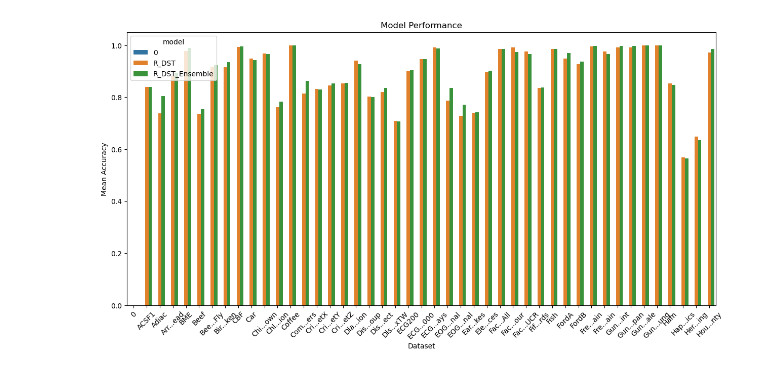
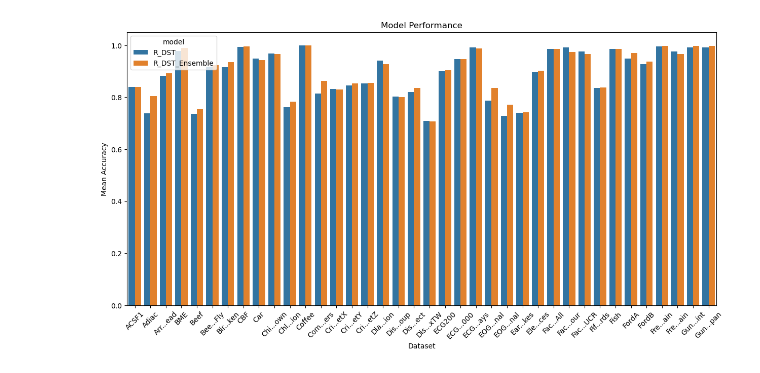
Before and after one commit to hawk2333/convst, a Jupyter notebook: PaperScripts/view.ipynb, the cells around one changed output. Saved outputs shown, nothing was run; the diff lists cells and outputs as text; code cells hidden in the pictures.

```diff
--- a/PaperScripts/view.ipynb
+++ b/PaperScripts/view.ipynb
@@ -1,26 +1,28 @@
 # %%
 import pandas as pd
 import seaborn as sns
 import matplotlib.pyplot as plt
 
 # 加载CSV文件
 df = pd.read_csv('./New_CV_30_results_default.csv')
+# 只截取前38个数据集
+df = df[df['dataset'].isin(df['dataset'].unique()[:38])]
 
 # 创建一个新的DataFrame，其中包含每个模型在每个数据集上的平均准确率
 df_mean = df.groupby(['dataset', 'model'])['acc_mean'].mean().unstack().reset_index()
 
 # 使用seaborn绘制条形图
 plt.figure(figsize=(15, 7))
 ax = sns.barplot(data=df_mean.melt(id_vars='dataset', value_name='acc_mean', var_name='model'), x='dataset', y='acc_mean', hue='model')
 plt.title('Model Performance')
 plt.xlabel('Dataset')
 plt.ylabel('Mean Accuracy')
 
 # 截取并显示部分x轴标签
 new_labels = [label[:3] + '...' + label[-3:] if len(label) > 6 else label for label in df_mean['dataset']]
 ax.set_xticklabels(new_labels, rotation=45)
 
 # 显示图表
 plt.show()
 # %% [output]
-[figure, old version]
+[figure, new version]
```
Also changed, not shown: parts of 1 cell of this notebook.
